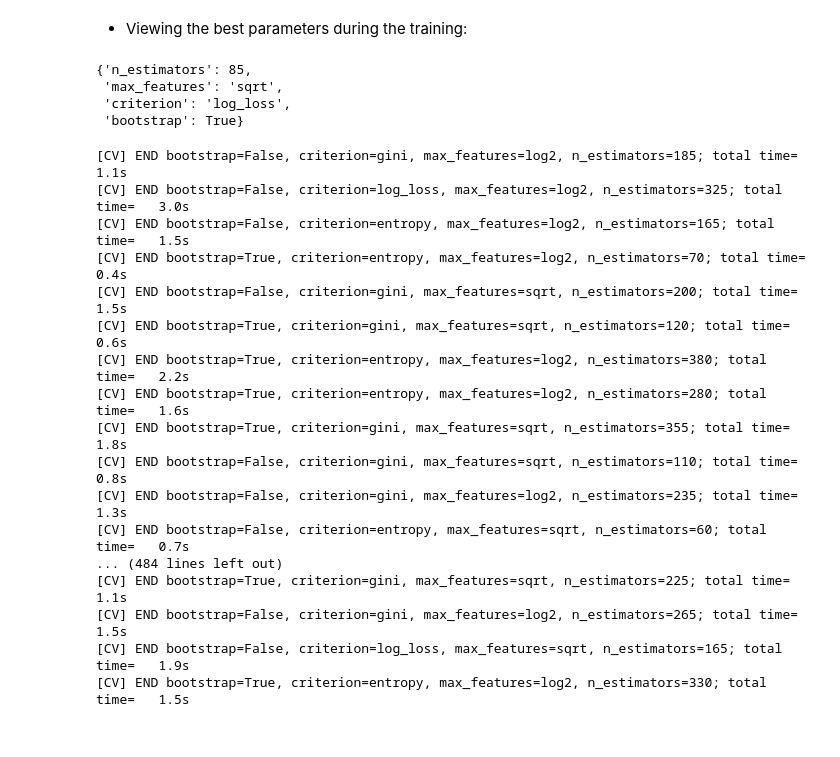
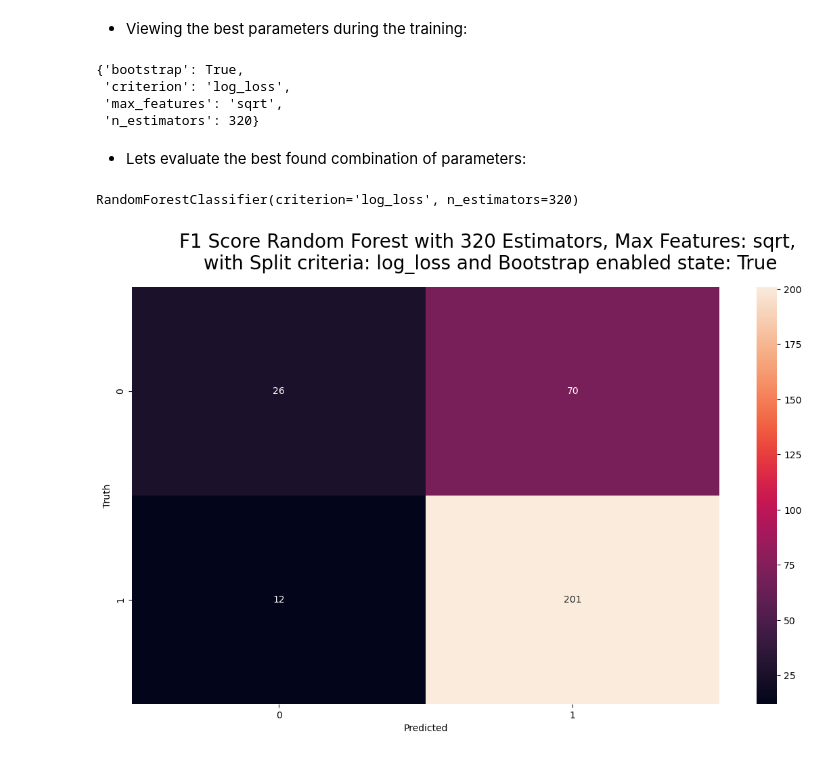
Before and after one commit to Alfredo-Vargas/ai4im, a Jupyter notebook: data/simulated/ai4im-fea.ipynb, the cells around one changed output. Cells and saved outputs as stored; diff of their text form; code cells hidden in the pictures.

Commit message:
random forest finished

```diff
--- a/data/simulated/ai4im-fea.ipynb
+++ b/data/simulated/ai4im-fea.ipynb
@@ -522,13 +521,13 @@ The total number of hyperparameter combination is: 948
 rf = RandomForestClassifier()
 # Random search of parameters, using 3 fold cross validation,
 # search across 100 different combinations, and use all available cores
-rf_random = RandomizedSearchCV(
+rf_grid = GridSearchCV(
     estimator=rf,
-    param_distributions=random_grid,
-    n_iter=100,  # the size of random set choosen as new population
+    param_grid=param_grid,
+    # n_iter=400,  # the size of random set choosen as new population
     cv=None,  # to specify a type of cross validation - reduces overfitting!
-    verbose=2,  # more messages and feedback (the higher the more messages)
-    random_state=42,  # particular random seed given so this result can be reproduced
+    verbose=0,  # more messages and feedback (the higher the more messages)
+    # random_state=42,  # particular random seed given so this result can be reproduced
     n_jobs=-1)  # to give how many jobs can run in parallel (-1 means use all processors)
-rf_random.fit(X_train, y_train)
+rf_grid.fit(X_train, y_train)
 # %% [output]
@@ -548,26 +542,42 @@ RandomizedSearchCV(estimator=RandomForestClassifier(), n_iter=100, n_jobs=-1,
 # %% [markdown]
 - Viewing the best parameters during the training:
 # %%
-rf_random.best_params_
+rf_grid.best_params_
 # %% [output]
-{'n_estimators': 85,
+{'bootstrap': True,
+ 'criterion': 'log_loss',
  'max_features': 'sqrt',
- 'criterion': 'log_loss',
- 'bootstrap': True}
+ 'n_estimators': 320}
-[CV] END bootstrap=False, criterion=gini, max_features=log2, n_estimators=185; total time=   1.1s
-[CV] END bootstrap=False, criterion=log_loss, max_features=log2, n_estimators=325; total time=   3.0s
-[CV] END bootstrap=False, criterion=entropy, max_features=log2, n_estimators=165; total time=   1.5s
-[CV] END bootstrap=True, criterion=entropy, max_features=log2, n_estimators=70; total time=   0.4s
-[CV] END bootstrap=False, criterion=gini, max_features=sqrt, n_estimators=200; total time=   1.5s
-[CV] END bootstrap=True, criterion=gini, max_features=sqrt, n_estimators=120; total time=   0.6s
-[CV] END bootstrap=True, criterion=entropy, max_features=log2, n_estimators=380; total time=   2.2s
-[CV] END bootstrap=True, criterion=entropy, max_features=log2, n_estimators=280; total time=   1.6s
-[CV] END bootstrap=True, criterion=gini, max_features=sqrt, n_estimators=355; total time=   1.8s
-[CV] END bootstrap=False, criterion=gini, max_features=sqrt, n_estimators=110; total time=   0.8s
-[CV] END bootstrap=False, criterion=gini, max_features=log2, n_estimators=235; total time=   1.3s
-[CV] END bootstrap=False, criterion=entropy, max_features=sqrt, n_estimators=60; total time=   0.7s
-... (484 lines left out)
-[CV] END bootstrap=True, criterion=gini, max_features=sqrt, n_estimators=225; total time=   1.1s
-[CV] END bootstrap=False, criterion=gini, max_features=log2, n_estimators=265; total time=   1.5s
-[CV] END bootstrap=False, criterion=log_loss, max_features=sqrt, n_estimators=165; total time=   1.9s
-[CV] END bootstrap=True, criterion=entropy, max_features=log2, n_estimators=330; total time=   1.5s
+# %%
+bne = rf_grid.best_params_['n_estimators']
+bmf = rf_grid.best_params_['max_features']
+bc = rf_grid.best_params_['criterion']
+bb = rf_grid.best_params_['bootstrap']
+# %% [markdown]
+- Lets evaluate the best found combination of parameters:
+# %%
+best_rfc = RandomForestClassifier(n_estimators=bne,
+                                  max_features=bmf,
+                                  criterion=bc,
+                                  bootstrap=bb)
+best_rfc.fit(X_train, y_train)
+# %% [output]
+RandomForestClassifier(criterion='log_loss', n_estimators=320)
+# %%
+best_accuracy, best_predictions = rfc_train_evaluator(best_rfc)
+cm_best = confusion_matrix(y_test, best_predictions)
+# %%
+fig_best_rfc = plt.figure(figsize=[14, 8])
+fs = 20  # fontsize
+lw = 5  # linewidth
+title = "F1 Score Random Forest with " + str(bne) + " Estimators" +\
+    ", Max Features: " + bmf + \
+    ",\n with Split criteria: " + bc + \
+    " and Bootstrap enabled state: " + str(bb)
+fig_best_rfc.suptitle(title, fontsize=fs)
+sn.heatmap(cm_best, annot=True, fmt="")
+plt.xlabel("Predicted")
+plt.ylabel("Truth")
+plt.show()
+# %% [output]
+[figure, added]
```
Also changed, not shown: parts of 17 cells of this notebook.
